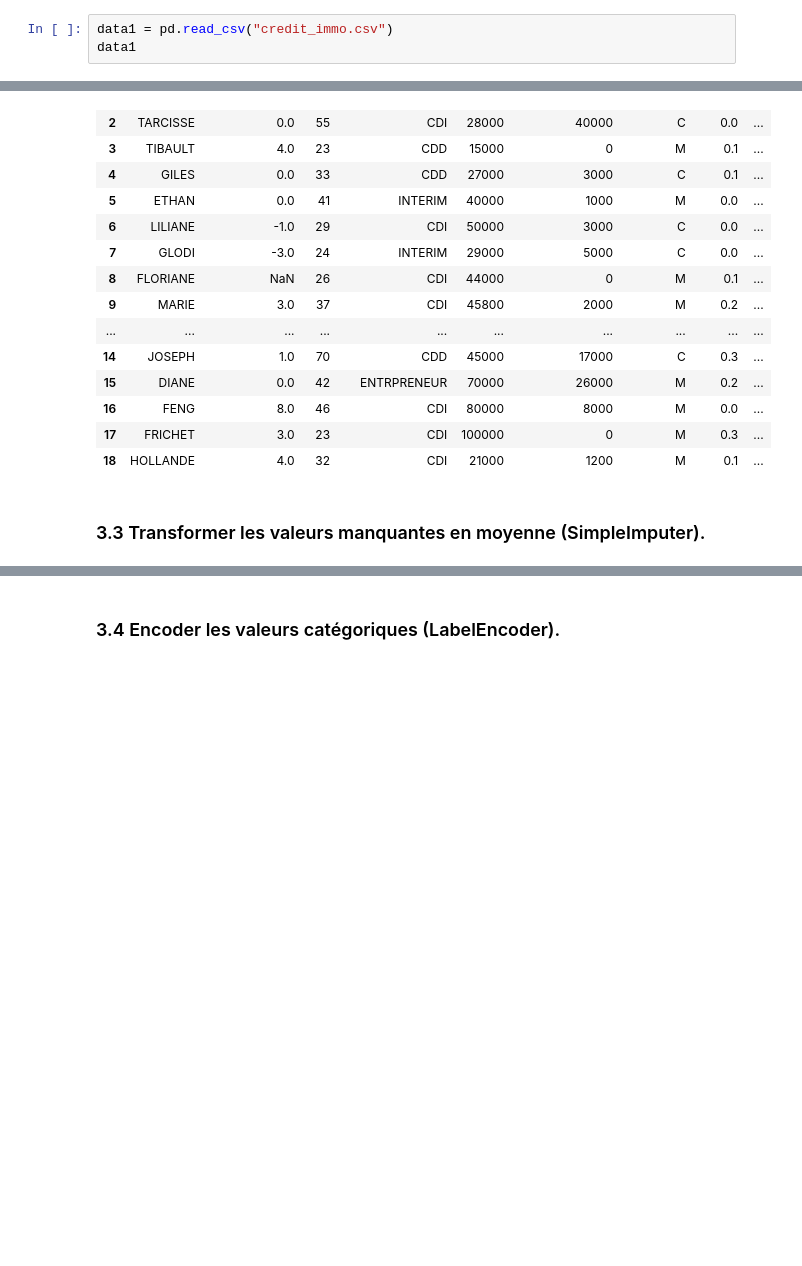
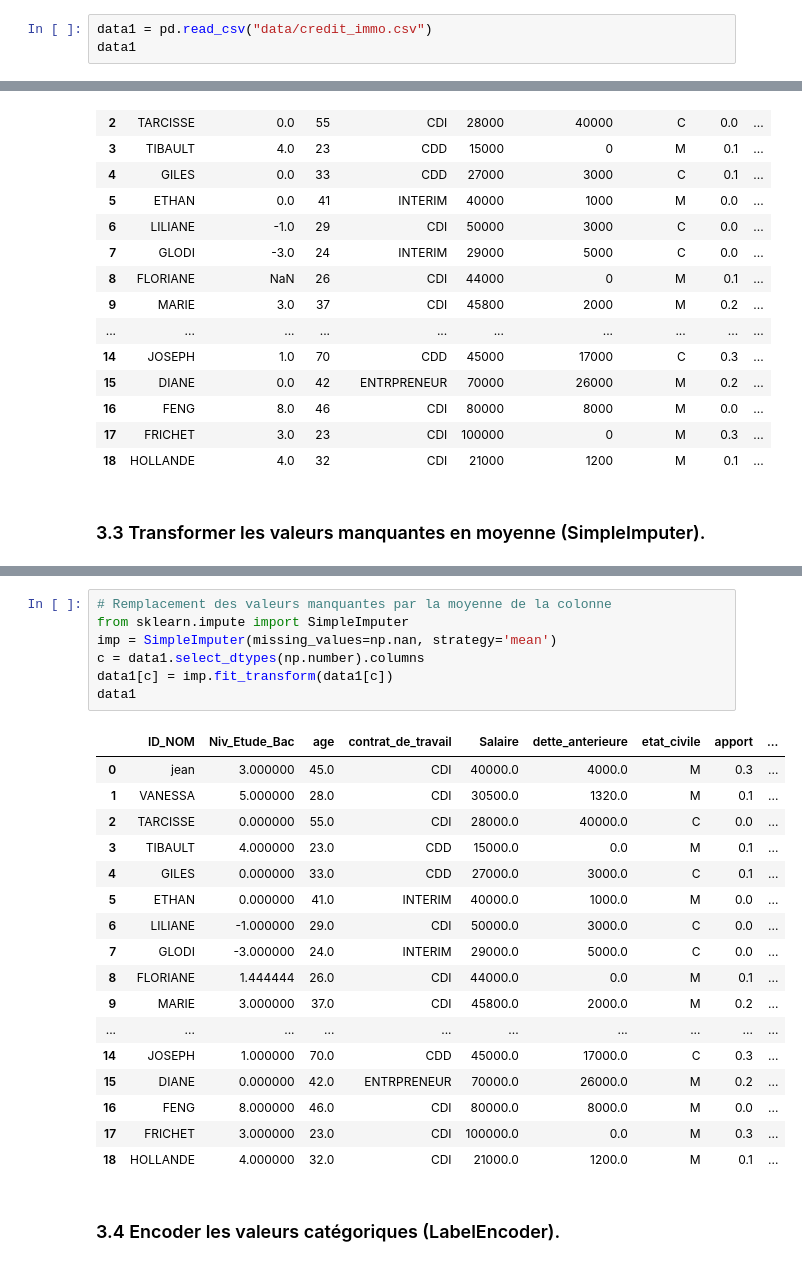
Before and after one commit to lefatoum2/Traitement_de_donnees, a Jupyter notebook: Mbarga_Christian_traitementdonnees.ipynb, the cells around one changed output, grey strips where cells are left out. Cells and saved outputs as stored; diff of their text form; blank space fills up the shorter version.

```diff
--- a/Mbarga_Christian_traitementdonnees.ipynb
+++ b/Mbarga_Christian_traitementdonnees.ipynb
@@ -126,7 +130,7 @@ from sklearn.preprocessing import StandardScaler
 # %% [markdown]
 ### 3.2 Importer le jeu de données (data-set).
 # %%
-data1 = pd.read_csv("credit_immo.csv")
+data1 = pd.read_csv("data/credit_immo.csv")
 data1
 # %% [output]
 |  | ID_NOM | Niv_Etude_Bac | age | contrat_de_travail | Salaire | dette_anterieure | etat_civile | apport | ... |
@@ -173,3 +176,28 @@ array([[ 3.00000000e+00,  4.50000000e+01,  4.00000000e+04,
+# %%
+# Remplacement des valeurs manquantes par la moyenne de la colonne
+from sklearn.impute import SimpleImputer
+imp = SimpleImputer(missing_values=np.nan, strategy='mean')
+c = data1.select_dtypes(np.number).columns
+data1[c] = imp.fit_transform(data1[c])
+data1
+# %% [output]
+|  | ID_NOM | Niv_Etude_Bac | age | contrat_de_travail | Salaire | dette_anterieure | etat_civile | apport | ... |
+| 0 | jean | 3.000000 | 45.0 | CDI | 40000.0 | 4000.0 | M | 0.3 | ... |
+| 1 | VANESSA | 5.000000 | 28.0 | CDI | 30500.0 | 1320.0 | M | 0.1 | ... |
+| 2 | TARCISSE | 0.000000 | 55.0 | CDI | 28000.0 | 40000.0 | C | 0.0 | ... |
+| 3 | TIBAULT | 4.000000 | 23.0 | CDD | 15000.0 | 0.0 | M | 0.1 | ... |
+| 4 | GILES | 0.000000 | 33.0 | CDD | 27000.0 | 3000.0 | C | 0.1 | ... |
+| 5 | ETHAN | 0.000000 | 41.0 | INTERIM | 40000.0 | 1000.0 | M | 0.0 | ... |
+| 6 | LILIANE | -1.000000 | 29.0 | CDI | 50000.0 | 3000.0 | C | 0.0 | ... |
+| 7 | GLODI | -3.000000 | 24.0 | INTERIM | 29000.0 | 5000.0 | C | 0.0 | ... |
+| 8 | FLORIANE | 1.444444 | 26.0 | CDI | 44000.0 | 0.0 | M | 0.1 | ... |
+| 9 | MARIE | 3.000000 | 37.0 | CDI | 45800.0 | 2000.0 | M | 0.2 | ... |
+| ... | ... | ... | ... | ... | ... | ... | ... | ... | ... |
+| 14 | JOSEPH | 1.000000 | 70.0 | CDD | 45000.0 | 17000.0 | C | 0.3 | ... |
+| 15 | DIANE | 0.000000 | 42.0 | ENTRPRENEUR | 70000.0 | 26000.0 | M | 0.2 | ... |
+| 16 | FENG | 8.000000 | 46.0 | CDI | 80000.0 | 8000.0 | M | 0.0 | ... |
+| 17 | FRICHET | 3.000000 | 23.0 | CDI | 100000.0 | 0.0 | M | 0.3 | ... |
+| 18 | HOLLANDE | 4.000000 | 32.0 | CDI | 21000.0 | 1200.0 | M | 0.1 | ... |
 # %% [markdown]
 ### 3.4 Encoder les valeurs catégoriques (LabelEncoder).
 # %%
```
Also changed, not shown: parts of 8 cells of this notebook.
